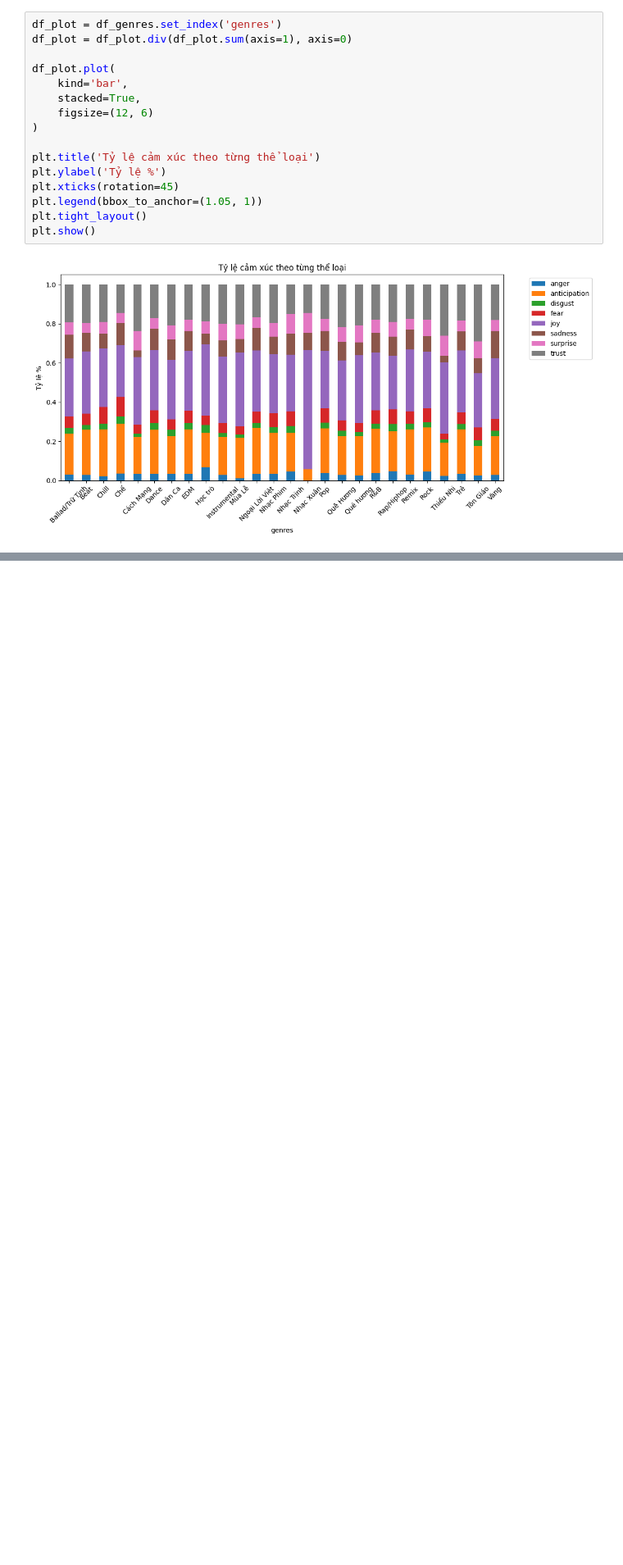
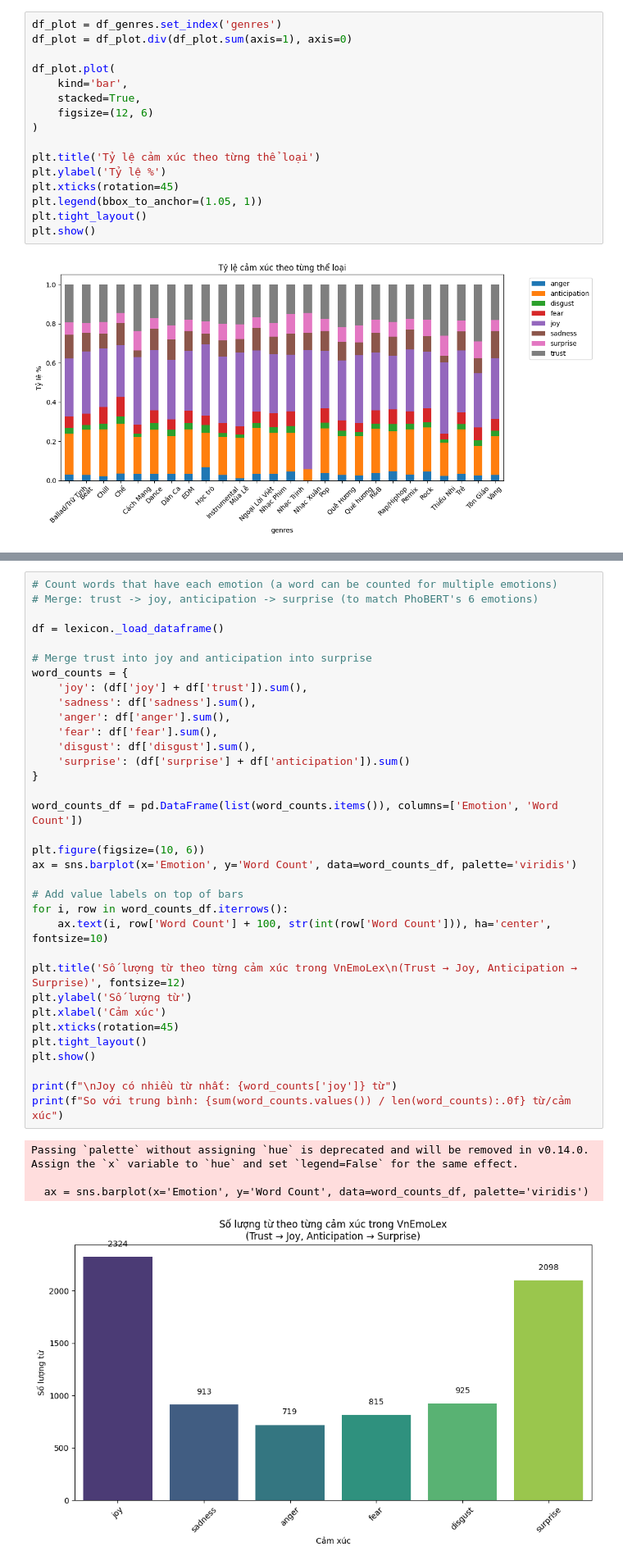
Before and after one commit to kunnic/song-corpus, a Jupyter notebook: lexicon.ipynb, the cells around one changed output, grey strips where cells are left out. Shown at 82% size. Saved outputs shown, nothing was run; the diff lists cells and outputs as text; blank space fills up the shorter version.

```diff
--- a/lexicon.ipynb
+++ b/lexicon.ipynb
@@ -277,0 +287,39 @@ plt.show()
+# %%
+# Count words that have each emotion (a word can be counted for multiple emotions)
+# Merge: trust -> joy, anticipation -> surprise (to match PhoBERT's 6 emotions)
+
+df = lexicon._load_dataframe()
+
+# Merge trust into joy and anticipation into surprise
+word_counts = {
+    'joy': (df['joy'] + df['trust']).sum(),
+    'sadness': df['sadness'].sum(),
+    'anger': df['anger'].sum(),
+    'fear': df['fear'].sum(),
+    'disgust': df['disgust'].sum(),
+    'surprise': (df['surprise'] + df['anticipation']).sum()
+}
+
+word_counts_df = pd.DataFrame(list(word_counts.items()), columns=['Emotion', 'Word Count'])
+
+plt.figure(figsize=(10, 6))
+ax = sns.barplot(x='Emotion', y='Word Count', data=word_counts_df, palette='viridis')
+
+# Add value labels on top of bars
+for i, row in word_counts_df.iterrows():
+    ax.text(i, row['Word Count'] + 100, str(int(row['Word Count'])), ha='center', fontsize=10)
+
+plt.title('Số lượng từ theo từng cảm xúc trong VnEmoLex\n(Trust → Joy, Anticipation → Surprise)', fontsize=12)
+plt.ylabel('Số lượng từ')
+plt.xlabel('Cảm xúc')
+plt.xticks(rotation=45)
+plt.tight_layout()
+plt.show()
+
+print(f"\nJoy có nhiều từ nhất: {word_counts['joy']} từ")
+print(f"So với trung bình: {sum(word_counts.values()) / len(word_counts):.0f} từ/cảm xúc")
+# %% [output]
+Passing `palette` without assigning `hue` is deprecated and will be removed in v0.14.0. Assign the `x` variable to `hue` and set `legend=False` for the same effect.
+
+  ax = sns.barplot(x='Emotion', y='Word Count', data=word_counts_df, palette='viridis')
+[figure, added]
```
Also changed, not shown: parts of 6 cells of this notebook, 2 other files.
